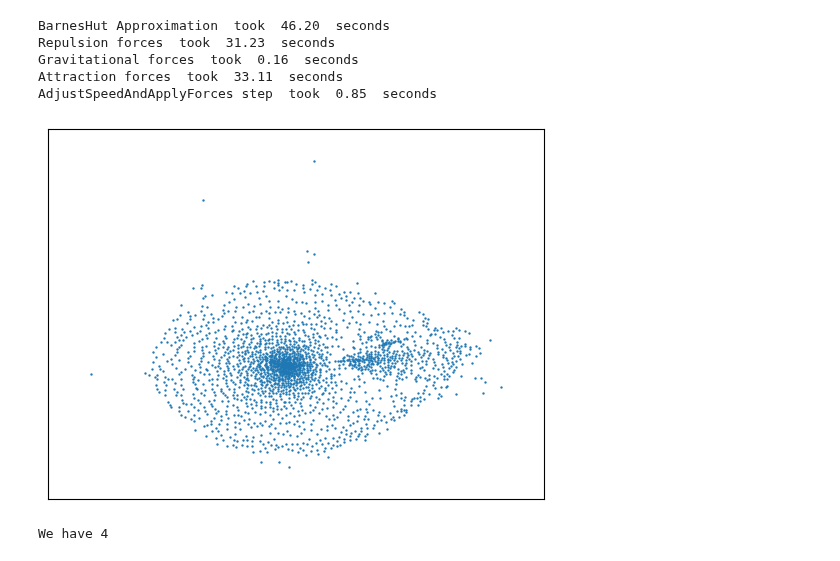
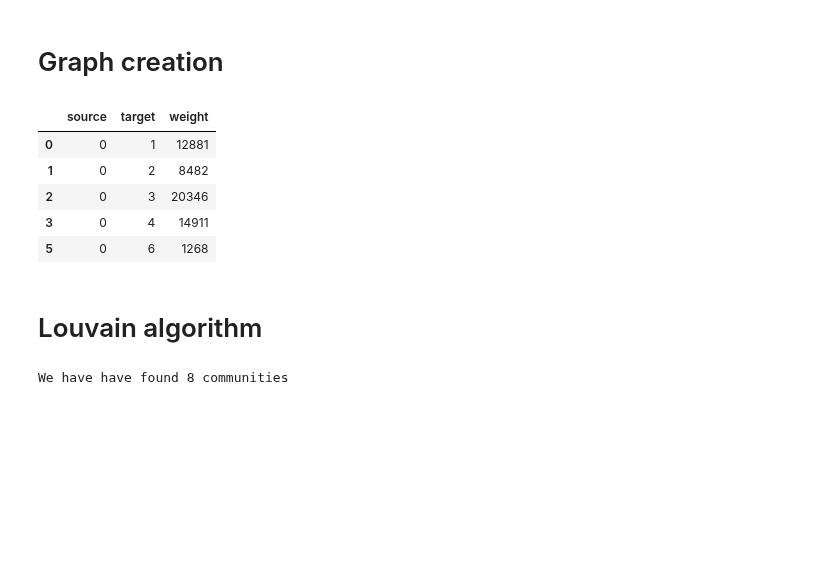
Before and after one commit to epfl-ada/ada-2022-project-adamantiumforgers, a Jupyter notebook: large_clustering.ipynb, the cells around one changed output. Cells and saved outputs as stored; diff of their text form; code cells hidden in the pictures; blank space fills up the shorter version.

```diff
--- a/large_clustering.ipynb
+++ b/large_clustering.ipynb
@@ -19,13 +13,0 @@ G = nx.from_pandas_edgelist(df_edges, edge_attr=True)
-# %%
-forceatlas2 = ForceAtlas2(gravity=0.5)
-posses = forceatlas2.forceatlas2_networkx_layout(G,iterations=1000)
-# %% [output]
-BarnesHut Approximation  took  46.20  seconds
-Repulsion forces  took  31.23  seconds
-Gravitational forces  took  0.16  seconds
-Attraction forces  took  33.11  seconds
-AdjustSpeedAndApplyForces step  took  0.85  seconds
-# %%
-nx.draw_networkx(G, pos=posses, with_labels=False, width=0,node_size=0.5)
-# %% [output]
-[figure, removed]
@@ -31,0 +17,16 @@ nx.draw_networkx(G, pos=posses, with_labels=False, width=0,node_size=0.5)
+# %% [markdown]
+# Graph creation
+# %%
+# Read the csv files
+df_edges = pd.read_csv("csv_outputs/graph_channels_large.csv", sep=';')
+# We drop the edges that have weight less than 16 for better plots and minor performance improvements as well as better graphs
+# This is because there are a lot of connections with weight 1
+df_edges = df_edges.drop(df_edges[df_edges.weight < 16].index)
+display(df_edges.head())
+# %% [output]
+|  | source | target | weight |
+| 0 | 0 | 1 | 12881 |
+| 1 | 0 | 2 | 8482 |
+| 2 | 0 | 3 | 20346 |
+| 3 | 0 | 4 | 14911 |
+| 5 | 0 | 6 | 1268 |
@@ -32,8 +40,10 @@ nx.draw_networkx(G, pos=posses, with_labels=False, width=0,node_size=0.5)
+# %% [markdown]
+# Louvain algorithm
 # %%
-louvain_partitions = nx_comm.louvain_communities(G, resolution=0.9, threshold=1e-1,seed=1)
-print("We have {nbr}".format(nbr=len(louvain_partitions)))
+louvain_partitions = nx_comm.louvain_communities(G, resolution=1.2, threshold=1e-1,seed=seed)
+print("We have have found {nbr} communities".format(nbr=len(louvain_partitions)))
 # %% [output]
-We have 4
+We have have found 8 communities
 # %%
 for idx in range(len(louvain_partitions)):
     print("Community number {i} has {number} members".format(i=idx,number=len(louvain_partitions[idx])))
```
Also changed, not shown: parts of 53 cells of this notebook, 5 other files.
